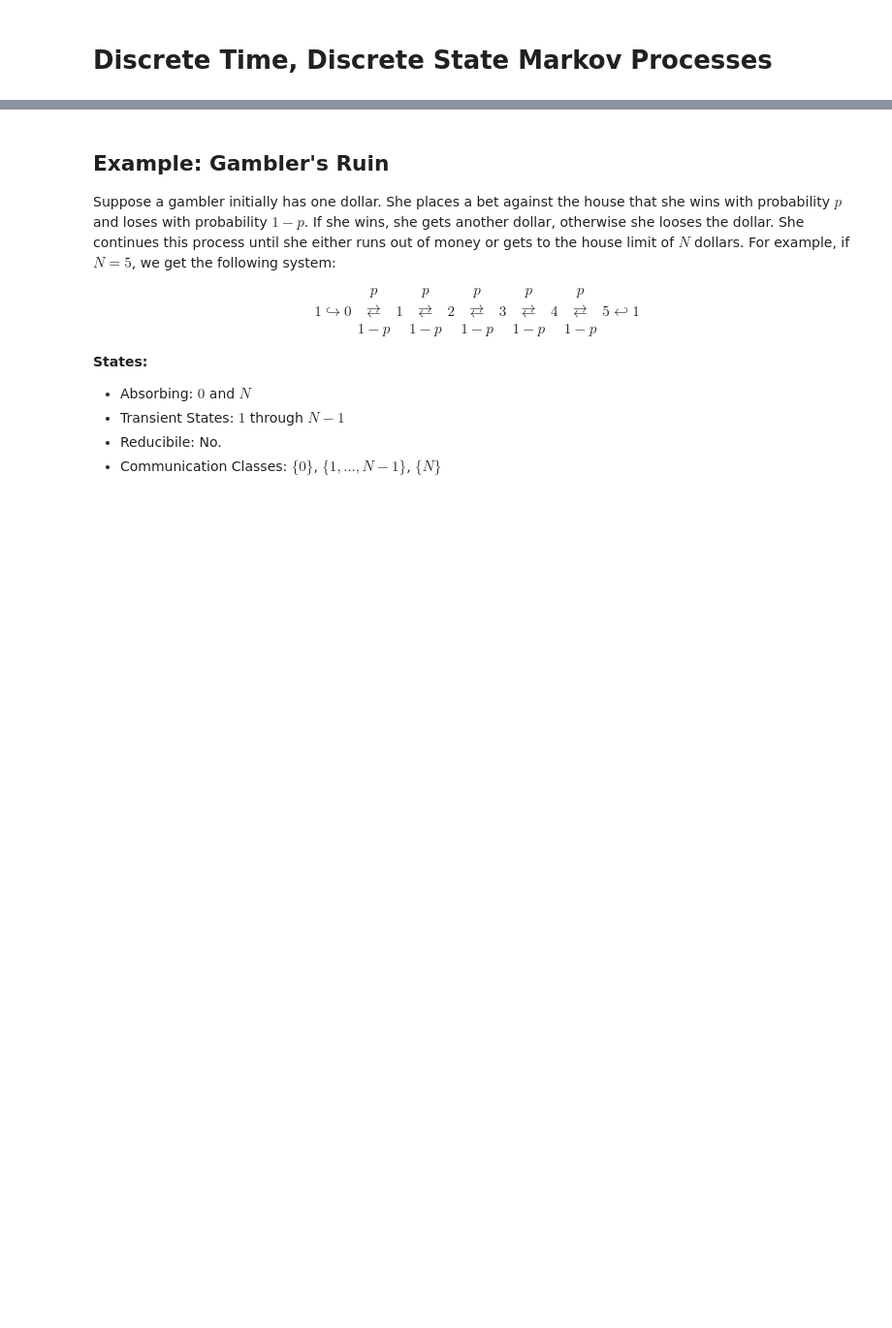
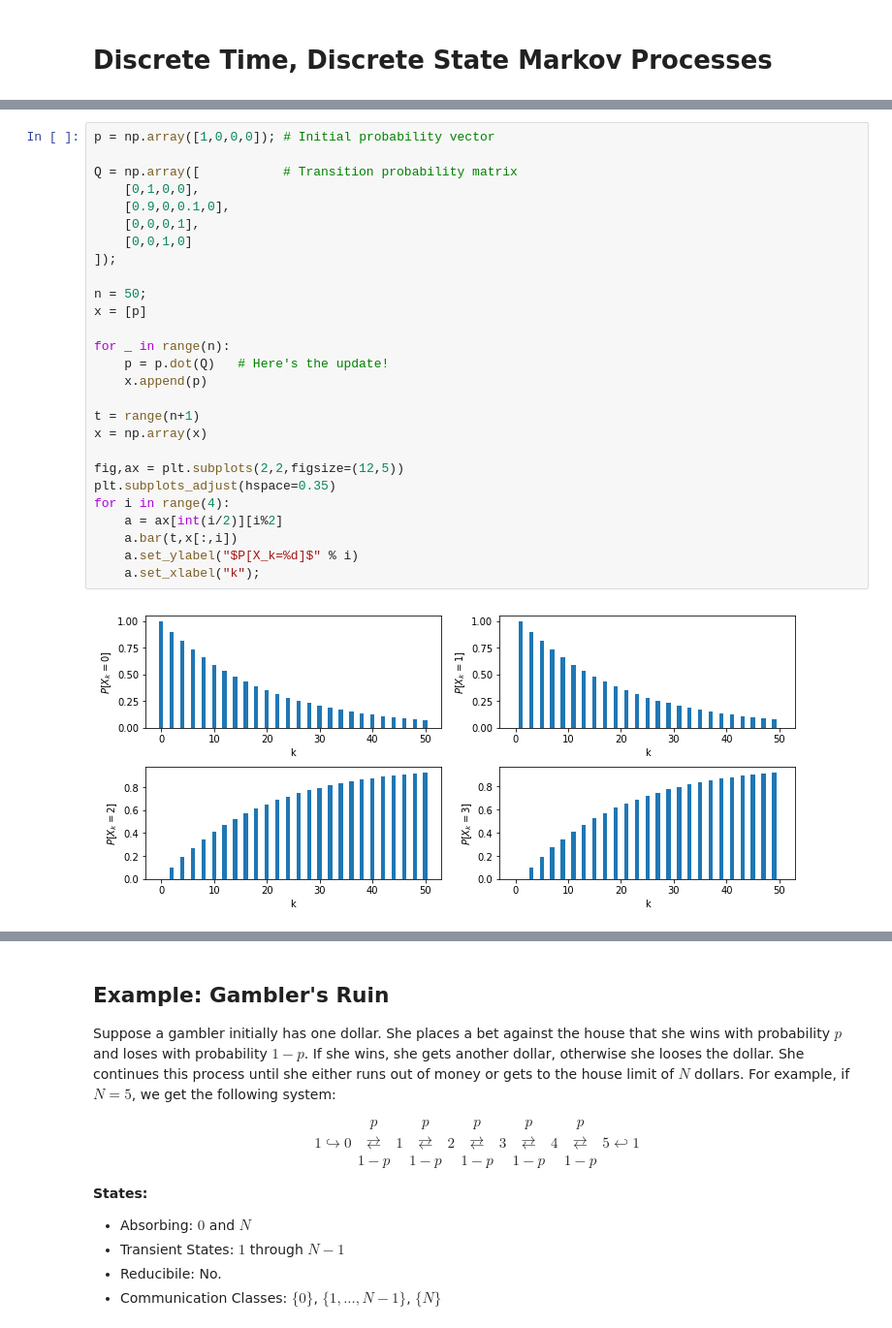
Before and after one commit to klavins/EE502P, a Jupyter notebook: 8.Probability.ipynb, the cells around one changed output, grey strips where cells are left out. Shown at 97% size. Drawn from its saved outputs; the diff is of its cells as text; blank space fills up the shorter version.

```diff
--- a/8.Probability.ipynb
+++ b/8.Probability.ipynb
@@ -459,0 +599,29 @@ $$E[X_{k+1}] = \sum_x x \cdot P[X_{k+1} = x]$$
+# %%
+p = np.array([1,0,0,0]); # Initial probability vector
+
+Q = np.array([           # Transition probability matrix
+    [0,1,0,0],
+    [0.9,0,0.1,0],
+    [0,0,0,1],
+    [0,0,1,0]
+]);
+
+n = 50;
+x = [p]
+
+for _ in range(n):
+    p = p.dot(Q)   # Here's the update!
+    x.append(p)
+
+t = range(n+1)
+x = np.array(x)
+
+fig,ax = plt.subplots(2,2,figsize=(12,5))
+plt.subplots_adjust(hspace=0.35)
+for i in range(4):
+    a = ax[int(i/2)][i%2]
+    a.bar(t,x[:,i])
+    a.set_ylabel("$P[X_k=%d]$" % i)
+    a.set_xlabel("k");
+# %% [output]
+[figure, added]
```
Also changed, not shown: parts of 21 cells of this notebook.
